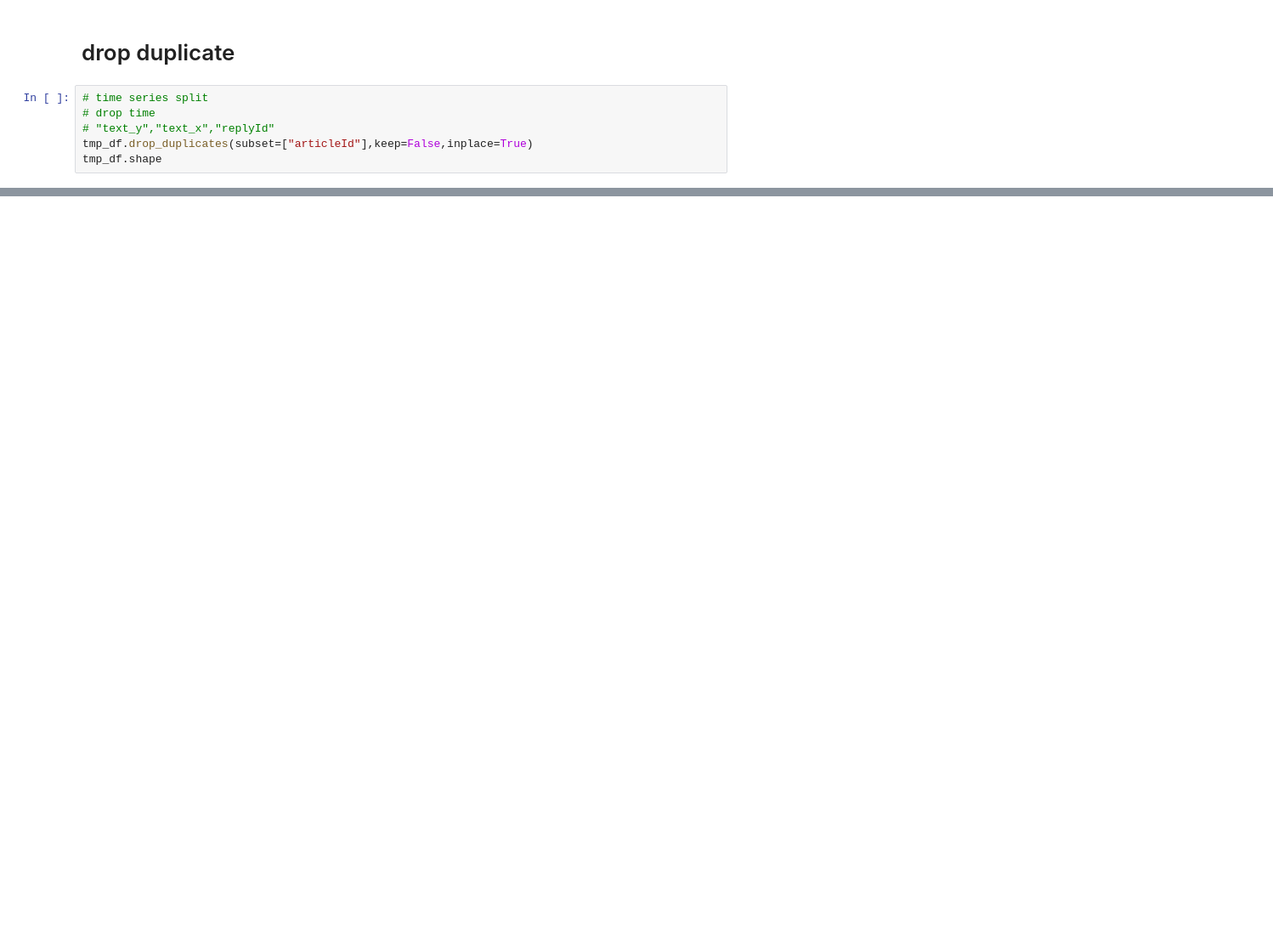
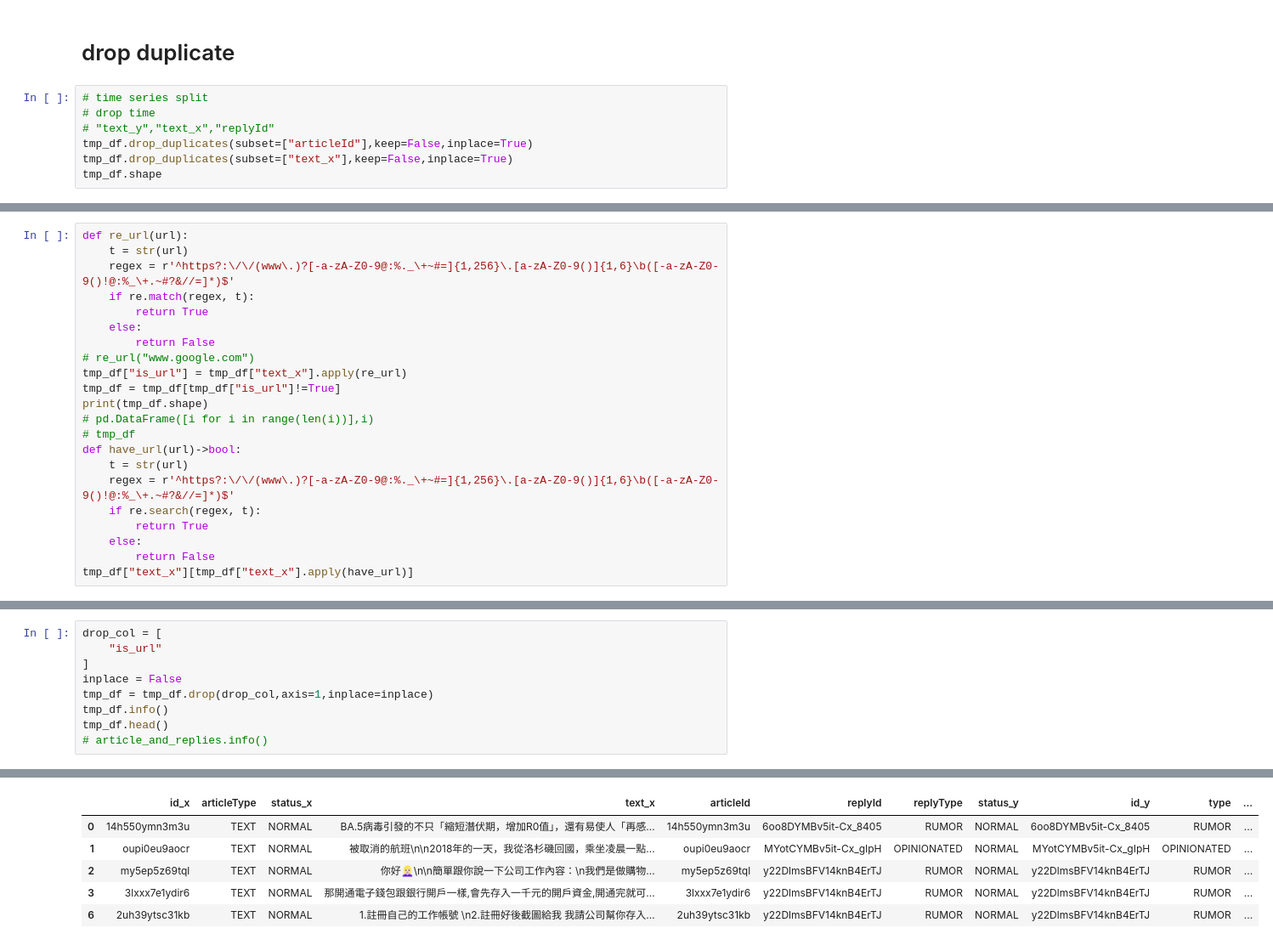
Before and after one commit to jc533/XAIfalse_news, a Jupyter notebook: data_procress.ipynb, the cells around one changed output, grey strips where cells are left out. Shown at 85% size. Saved outputs shown, nothing was run; the diff lists cells and outputs as text; blank space fills up the shorter version.

Commit message:
preprocess drop dulplicate

```diff
--- a/data_procress.ipynb
+++ b/data_procress.ipynb
@@ -303,5 +243,6 @@ helllooooooooooooooooooooooooooo?
 # drop time
 # "text_y","text_x","replyId"
 tmp_df.drop_duplicates(subset=["articleId"],keep=False,inplace=True)
+tmp_df.drop_duplicates(subset=["text_x"],keep=False,inplace=True)
 tmp_df.shape
 # %% [output]
@@ -308,0 +250,22 @@ tmp_df.shape
+# %%
+def re_url(url):
+    t = str(url)
+    regex = r'^https?:\/\/(www\.)?[-a-zA-Z0-9@:%._\+~#=]{1,256}\.[a-zA-Z0-9()]{1,6}\b([-a-zA-Z0-9()!@:%_\+.~#?&//=]*)$'
+    if re.match(regex, t):
+        return True
+    else:
+        return False
+# re_url("www.google.com")
+tmp_df["is_url"] = tmp_df["text_x"].apply(re_url)
+tmp_df = tmp_df[tmp_df["is_url"]!=True]
+print(tmp_df.shape)
+# pd.DataFrame([i for i in range(len(i))],i)
+# tmp_df
+def have_url(url)->bool:
+    t = str(url)
+    regex = r'^https?:\/\/(www\.)?[-a-zA-Z0-9@:%._\+~#=]{1,256}\.[a-zA-Z0-9()]{1,6}\b([-a-zA-Z0-9()!@:%_\+.~#?&//=]*)$'
+    if re.search(regex, t):
+        return True
+    else:
+        return False
+tmp_df["text_x"][tmp_df["text_x"].apply(have_url)]
@@ -308,0 +275,10 @@ tmp_df.shape
+# %%
+drop_col = [
+    "is_url"
+]
+inplace = False
+tmp_df = tmp_df.drop(drop_col,axis=1,inplace=inplace)
+tmp_df.info()
+tmp_df.head()
+# article_and_replies.info()
+# %% [output]
@@ -308,0 +304,6 @@ tmp_df.shape
+|  | id_x | articleType | status_x | text_x | articleId | replyId | replyType | status_y | id_y | type | ... |
+| 0 | 14h550ymn3m3u | TEXT | NORMAL | BA.5病毒引發的不只「縮短潛伏期，增加R0值」，還有易使人「再感... | 14h550ymn3m3u | 6oo8DYMBv5it-Cx_8405 | RUMOR | NORMAL | 6oo8DYMBv5it-Cx_8405 | RUMOR | ... |
+| 1 | oupi0eu9aocr | TEXT | NORMAL | 被取消的航班\n\n2018年的一天，我從洛杉磯回國，乘坐凌晨一點... | oupi0eu9aocr | MYotCYMBv5it-Cx_gIpH | OPINIONATED | NORMAL | MYotCYMBv5it-Cx_gIpH | OPINIONATED | ... |
+| 2 | my5ep5z69tql | TEXT | NORMAL | 你好👱🏻‍♀️\n\n簡單跟你說一下公司工作內容：\n我們是做購物... | my5ep5z69tql | y22DlmsBFV14knB4ErTJ | RUMOR | NORMAL | y22DlmsBFV14knB4ErTJ | RUMOR | ... |
+| 3 | 3lxxx7e1ydir6 | TEXT | NORMAL | 那開通電子錢包跟銀行開戶一樣,會先存入一千元的開戶資金,開通完就可... | 3lxxx7e1ydir6 | y22DlmsBFV14knB4ErTJ | RUMOR | NORMAL | y22DlmsBFV14knB4ErTJ | RUMOR | ... |
+| 6 | 2uh39ytsc31kb | TEXT | NORMAL | 1.註冊自己的工作帳號 \n2.註冊好後截圖給我 我請公司幫你存入... | 2uh39ytsc31kb | y22DlmsBFV14knB4ErTJ | RUMOR | NORMAL | y22DlmsBFV14knB4ErTJ | RUMOR | ... |
```
Also changed, not shown: parts of 6 cells of this notebook.
